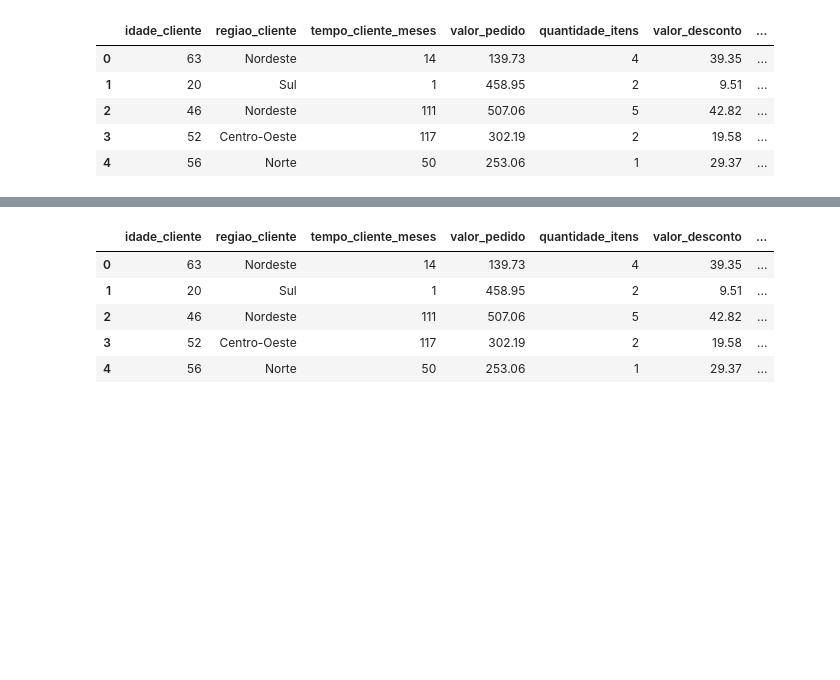
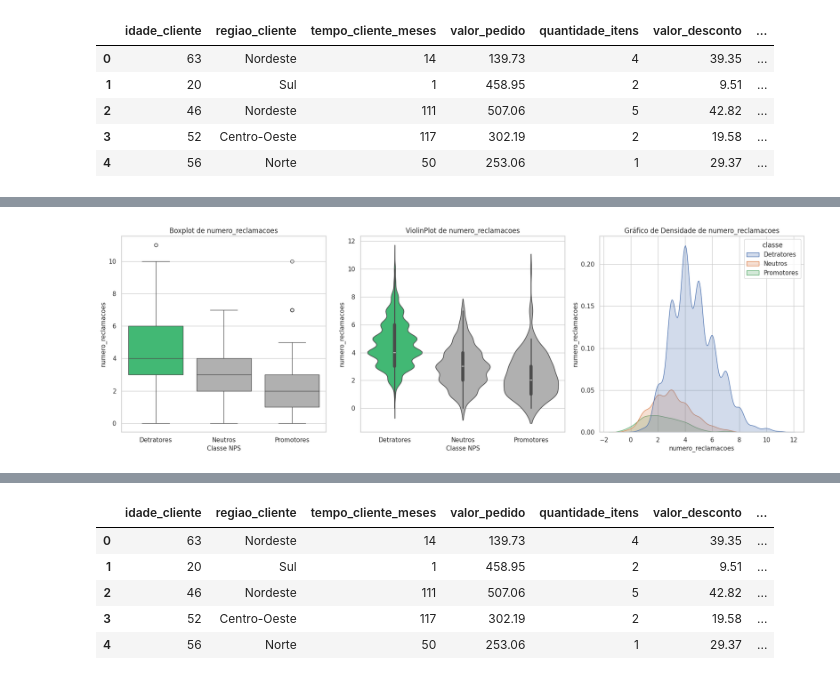
Before and after one commit to RenanTrevelim/fase1-tech-challenge, a Jupyter notebook: notebooks/EDA_NPS_Tech_Challenge.ipynb, the cells around one changed output, grey strips where cells are left out. Saved outputs shown, nothing was run; the diff lists cells and outputs as text; code cells hidden in the pictures; blank space fills up the shorter version.

```diff
--- a/notebooks/EDA_NPS_Tech_Challenge.ipynb
+++ b/notebooks/EDA_NPS_Tech_Challenge.ipynb
@@ -461,0 +557,4 @@ Essa abordagem permite identificar possíveis **limites críticos na experiênci
+# %%
+plot_detratores(df, 'classe', 'numero_reclamacoes')
+# %% [output]
+[figure, added]
```
Also changed, not shown: parts of 48 cells of this notebook, 2 other files.
